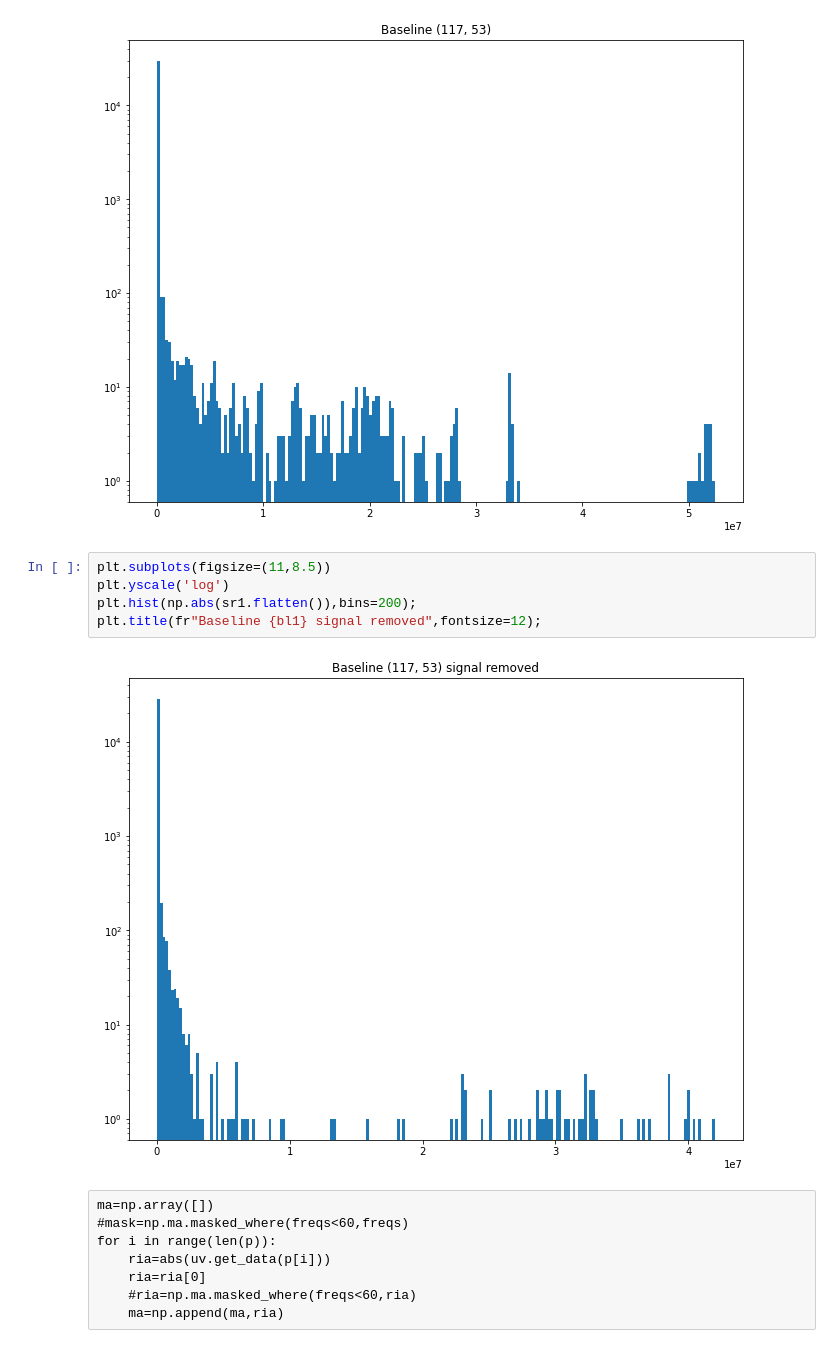
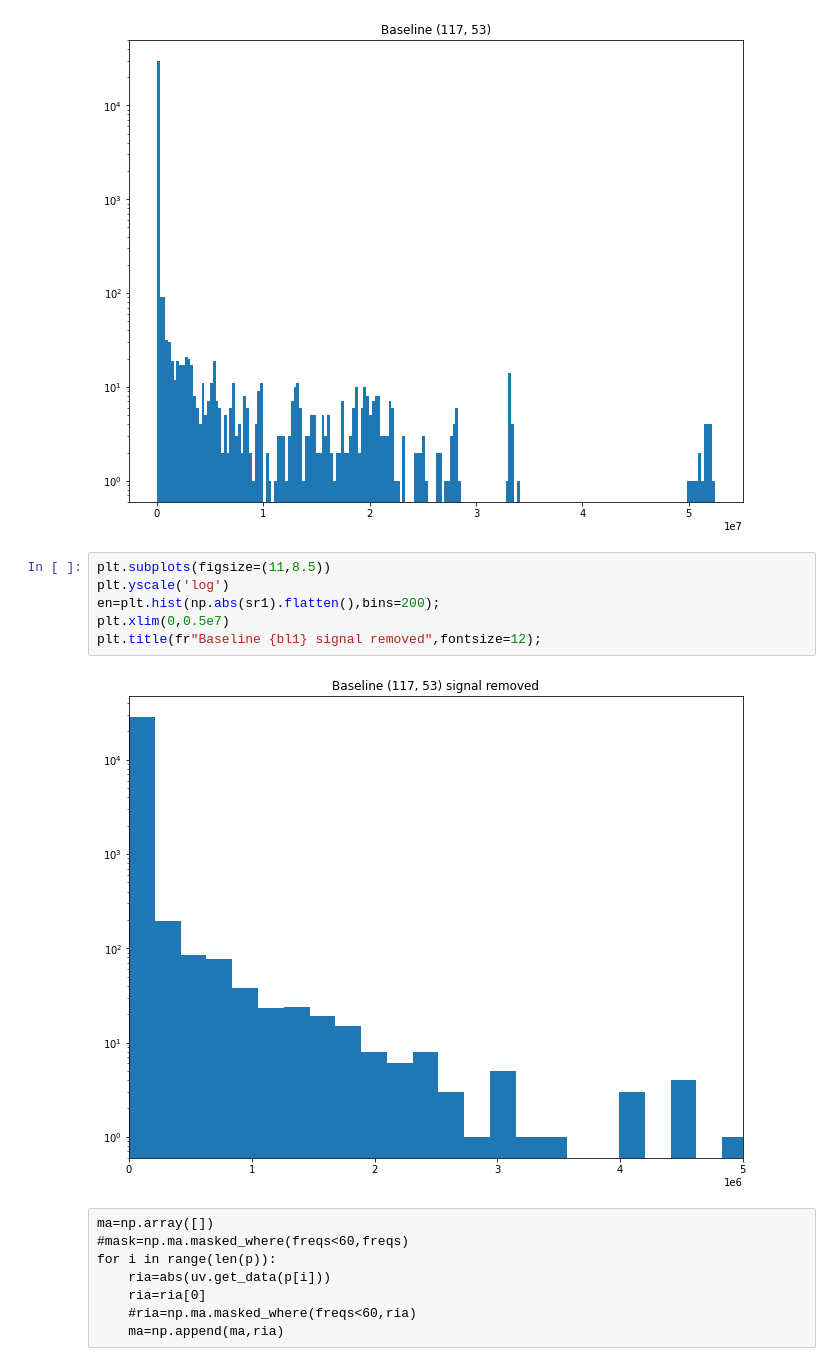
Before and after one commit to maria8ch/Phys434_BigData, a Jupyter notebook: lab78_Berres.ipynb, the cells around one changed output. Cells and saved outputs as stored; diff of their text form.

Commit message:
figured out some things (not done)

```diff
--- a/lab78_Berres.ipynb
+++ b/lab78_Berres.ipynb
@@ -160,10 +259,11 @@ plt.title(fr"Baseline {bl1}",fontsize=12);
 # %%
 plt.subplots(figsize=(11,8.5))
 plt.yscale('log')
-plt.hist(np.abs(sr1.flatten()),bins=200);
+en=plt.hist(np.abs(sr1).flatten(),bins=200);
+plt.xlim(0,0.5e7)
 plt.title(fr"Baseline {bl1} signal removed",fontsize=12);
 # %% [output]
-[figure, old version]
+[figure, new version]
 # %% [raw]
 ma=np.array([])
 #mask=np.ma.masked_where(freqs<60,freqs)
```
Also changed, not shown: parts of 30 cells of this notebook.
